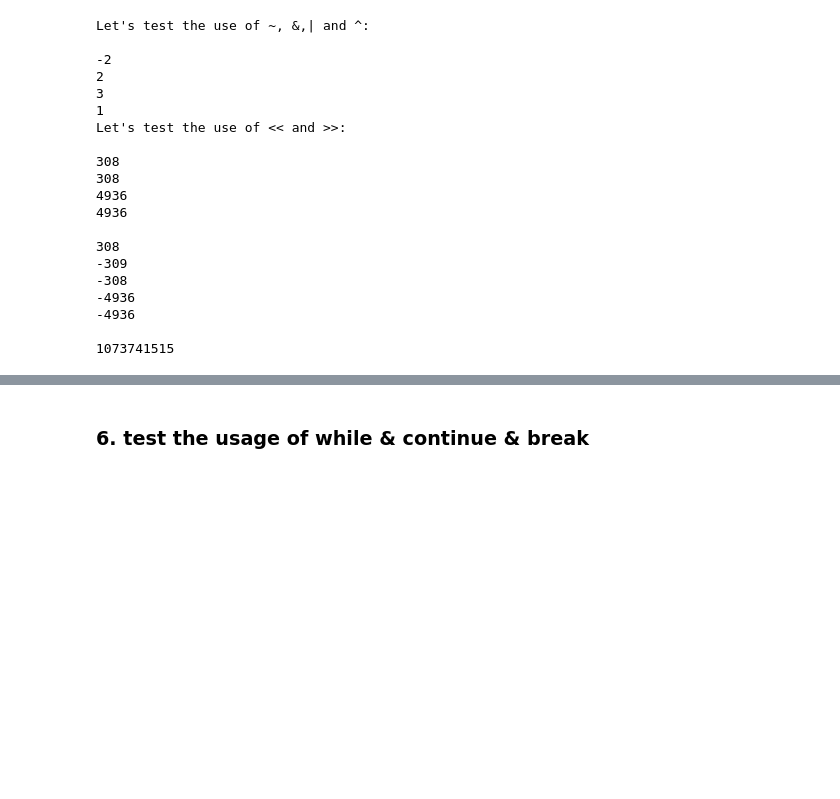
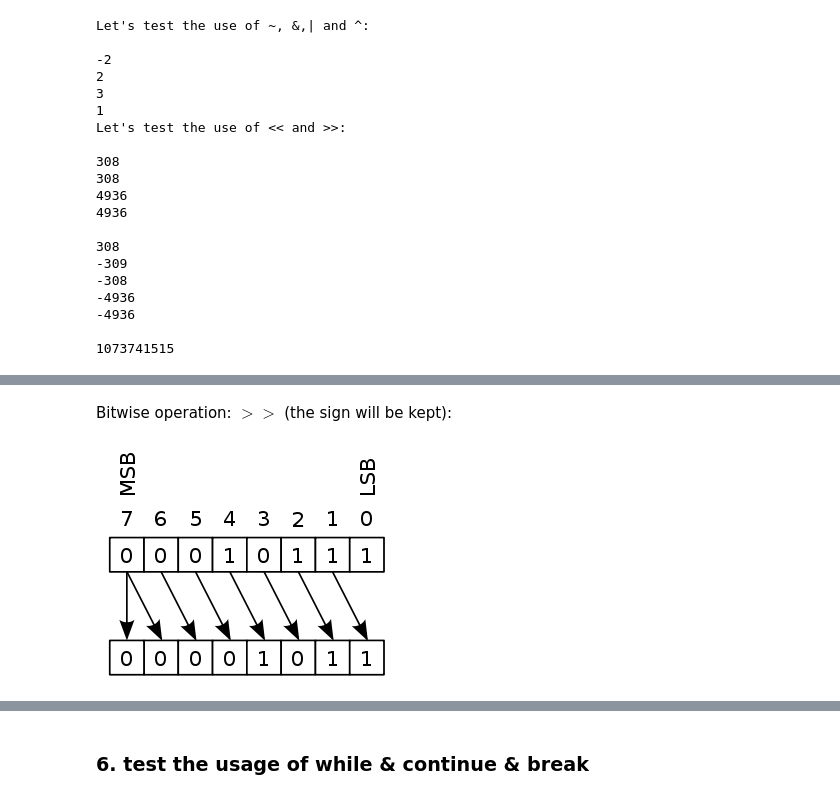
Before and after one commit to ScarletMcLearn/Notebooks, a Jupyter notebook: Java_Basics.ipynb, the cells around one changed output, grey strips where cells are left out. Saved outputs shown, nothing was run; the diff lists cells and outputs as text; code cells hidden in the pictures; blank space fills up the shorter version.

```diff
--- a/Java_Basics.ipynb
+++ b/Java_Basics.ipynb
@@ -293,0 +301,6 @@ Let's test the use of << and >>:
+# %% [markdown]
+Bitwise operation: $>>$ (the sign will be kept):
+# %%
+Image(filename='Rotate_right_arithmetically.png')
+# %% [output]
+[figure, added]
```
Also changed, not shown: parts of 56 cells of this notebook.
